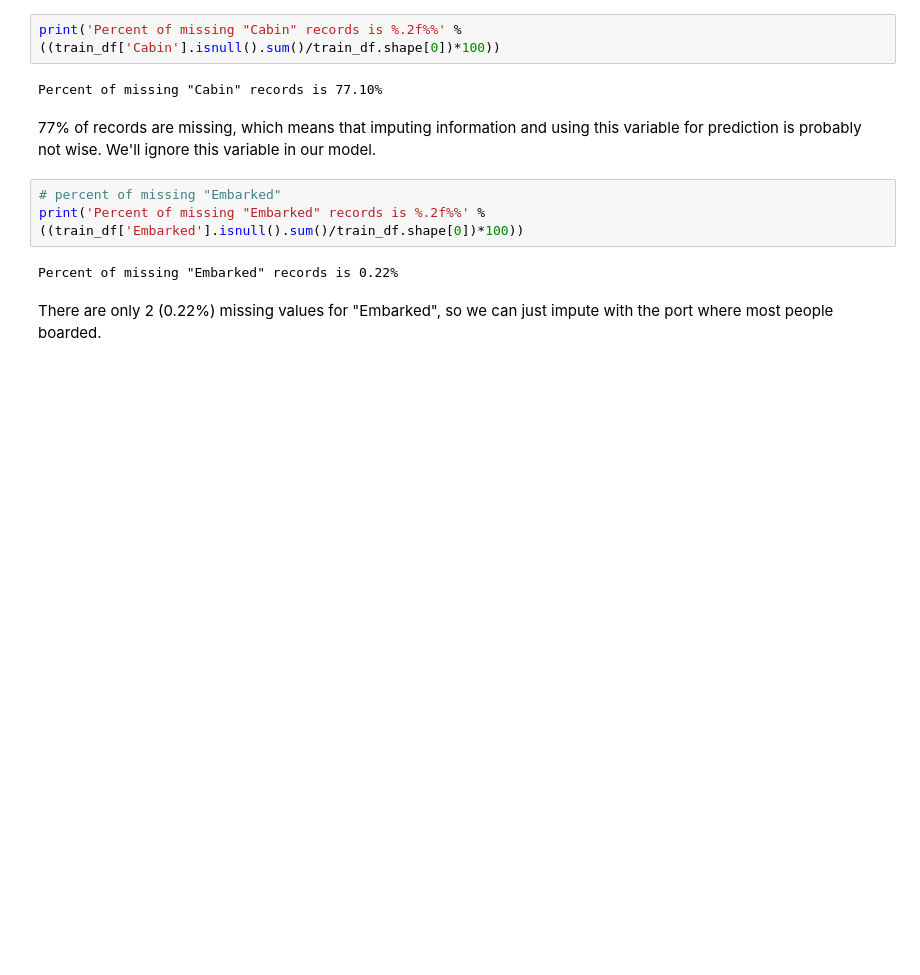
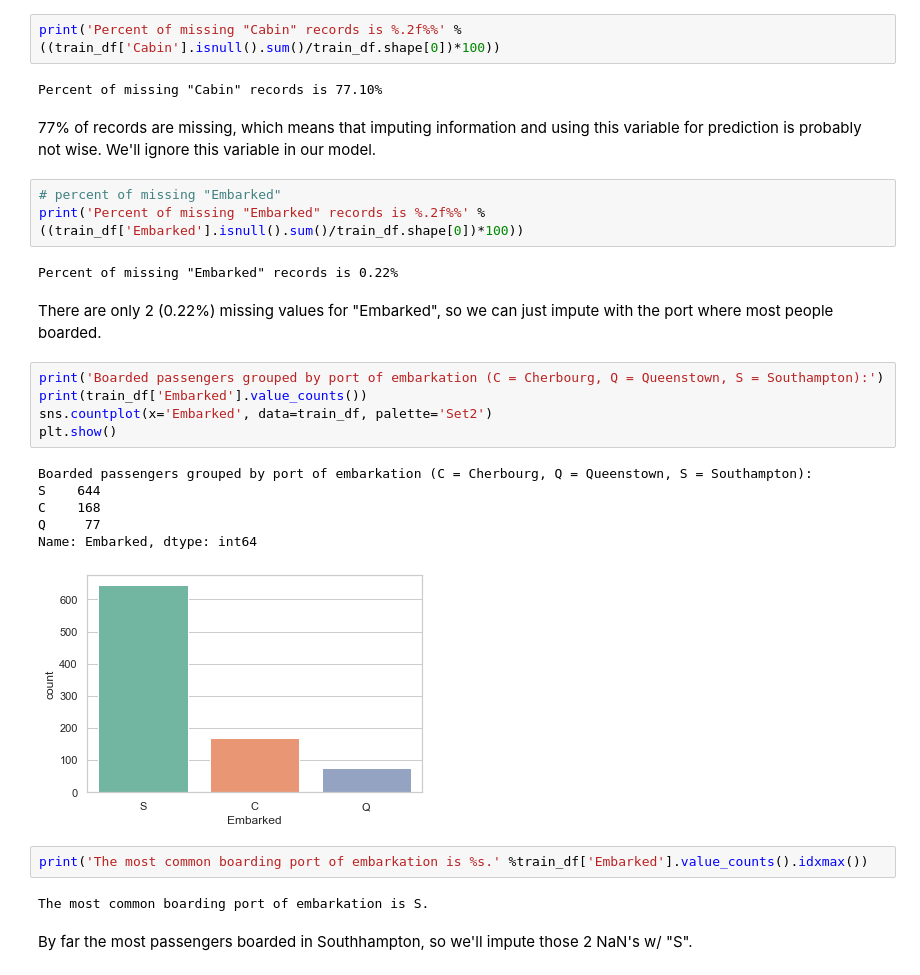
Before and after one commit to rishavhack/Machine-Learning-Using-Python, a Jupyter notebook: Part 8 Logistic Regression/Titanic logistic regression.ipynb, the cells around one changed output. Drawn from its saved outputs; the diff is of its cells as text; blank space fills up the shorter version.

Commit message:
Adjusted missing data

```diff
--- a/Part 8 Logistic Regression/Titanic logistic regression.ipynb
+++ b/Part 8 Logistic Regression/Titanic logistic regression.ipynb
@@ -101,3 +101,21 @@ print('Percent of missing "Embarked" records is %.2f%%' %((train_df['Embarked'].
 Percent of missing "Embarked" records is 0.22%
 # %% [markdown]
 There are only 2 (0.22%) missing values for "Embarked", so we can just impute with the port where most people boarded.
+# %%
+print('Boarded passengers grouped by port of embarkation (C = Cherbourg, Q = Queenstown, S = Southampton):')
+print(train_df['Embarked'].value_counts())
+sns.countplot(x='Embarked', data=train_df, palette='Set2')
+plt.show()
+# %% [output]
+Boarded passengers grouped by port of embarkation (C = Cherbourg, Q = Queenstown, S = Southampton):
+S    644
+C    168
+Q     77
+Name: Embarked, dtype: int64
+[figure, added]
+# %%
+print('The most common boarding port of embarkation is %s.' %train_df['Embarked'].value_counts().idxmax())
+# %% [output]
+The most common boarding port of embarkation is S.
+# %% [markdown]
+By far the most passengers boarded in Southhampton, so we'll impute those 2 NaN's w/ "S".
```
Also changed, not shown: parts of 1 cell of this notebook.
